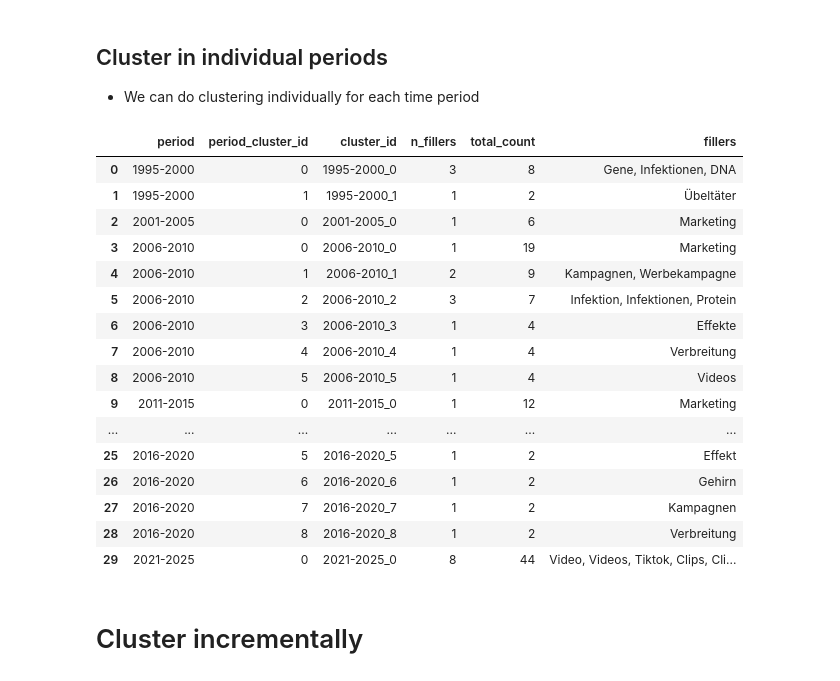
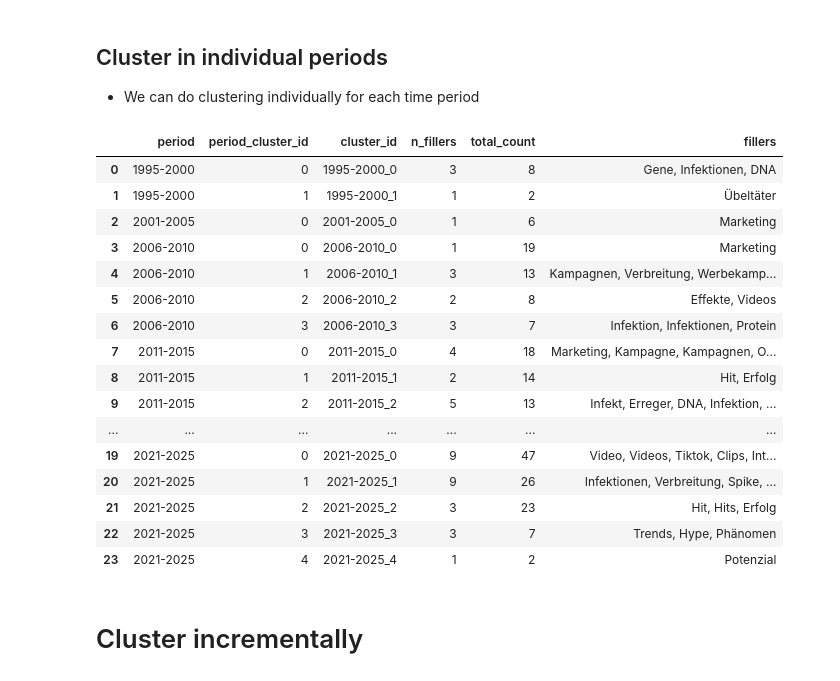
Before and after one commit to phantatbach/SynFlow, a Jupyter notebook: notebooks/SynFlow_DiaEmb.ipynb, the cells around one changed output. Cells and saved outputs as stored; diff of their text form; code cells hidden in the pictures.

```diff
--- a/notebooks/SynFlow_DiaEmb.ipynb
+++ b/notebooks/SynFlow_DiaEmb.ipynb
@@ -10,8 +10,8 @@ import sys
 
 import pandas as pd
 
-repo_root = Path("/home/volt/bach/SynFlow")
-case_study_root = repo_root / "notebooks"
+repo_root = Path("..").resolve()
+case_study_root = Path(".").resolve()
 corpus_root = Path("/home/volt/bach/Corpora")
 
 for path in (repo_root, case_study_root):
@@ -257,38 +254,38 @@ missing_embedding_fillers_df
 # %%
 # -------------------------
 # 5. Run individual clustering
 # -------------------------
 
-MIN_SIM_INDIVIDUAL_CLUSTER = 0.4
+MIN_SIM_INDIVIDUAL_CLUSTER = 0.3
 
 individual_cluster_assignments_df, individual_cluster_centroids_df = run_individual_period_clustering(
     points_df=slot_embedding_points_df_clean,
     min_similarity=MIN_SIM_INDIVIDUAL_CLUSTER,
 )
 
 individual_cluster_summary_df = summarize_individual_period_clusters(
     individual_cluster_assignments_df,
 )
 
 individual_cluster_summary_df.head(30)
 # %% [output]
 |  | period | period_cluster_id | cluster_id | n_fillers | total_count | fillers |
 | 0 | 1995-2000 | 0 | 1995-2000_0 | 3 | 8 | Gene, Infektionen, DNA |
 | 1 | 1995-2000 | 1 | 1995-2000_1 | 1 | 2 | Übeltäter |
 | 2 | 2001-2005 | 0 | 2001-2005_0 | 1 | 6 | Marketing |
 | 3 | 2006-2010 | 0 | 2006-2010_0 | 1 | 19 | Marketing |
-| 4 | 2006-2010 | 1 | 2006-2010_1 | 2 | 9 | Kampagnen, Werbekampagne |
-| 5 | 2006-2010 | 2 | 2006-2010_2 | 3 | 7 | Infektion, Infektionen, Protein |
-| 6 | 2006-2010 | 3 | 2006-2010_3 | 1 | 4 | Effekte |
-| 7 | 2006-2010 | 4 | 2006-2010_4 | 1 | 4 | Verbreitung |
-| 8 | 2006-2010 | 5 | 2006-2010_5 | 1 | 4 | Videos |
-| 9 | 2011-2015 | 0 | 2011-2015_0 | 1 | 12 | Marketing |
+| 4 | 2006-2010 | 1 | 2006-2010_1 | 3 | 13 | Kampagnen, Verbreitung, Werbekamp... |
+| 5 | 2006-2010 | 2 | 2006-2010_2 | 2 | 8 | Effekte, Videos |
+| 6 | 2006-2010 | 3 | 2006-2010_3 | 3 | 7 | Infektion, Infektionen, Protein |
+| 7 | 2011-2015 | 0 | 2011-2015_0 | 4 | 18 | Marketing, Kampagne, Kampagnen, O... |
+| 8 | 2011-2015 | 1 | 2011-2015_1 | 2 | 14 | Hit, Erfolg |
+| 9 | 2011-2015 | 2 | 2011-2015_2 | 5 | 13 | Infekt, Erreger, DNA, Infektion, ... |
 | ... | ... | ... | ... | ... | ... | ... |
-| 25 | 2016-2020 | 5 | 2016-2020_5 | 1 | 2 | Effekt |
-| 26 | 2016-2020 | 6 | 2016-2020_6 | 1 | 2 | Gehirn |
-| 27 | 2016-2020 | 7 | 2016-2020_7 | 1 | 2 | Kampagnen |
-| 28 | 2016-2020 | 8 | 2016-2020_8 | 1 | 2 | Verbreitung |
-| 29 | 2021-2025 | 0 | 2021-2025_0 | 8 | 44 | Video, Videos, Tiktok, Clips, Cli... |
+| 19 | 2021-2025 | 0 | 2021-2025_0 | 9 | 47 | Video, Videos, Tiktok, Clips, Int... |
+| 20 | 2021-2025 | 1 | 2021-2025_1 | 9 | 26 | Infektionen, Verbreitung, Spike, ... |
+| 21 | 2021-2025 | 2 | 2021-2025_2 | 3 | 23 | Hit, Hits, Erfolg |
+| 22 | 2021-2025 | 3 | 2021-2025_3 | 3 | 7 | Trends, Hype, Phänomen |
+| 23 | 2021-2025 | 4 | 2021-2025_4 | 1 | 2 | Potenzial |
 # %% [markdown]
 # Cluster incrementally
 # %% [markdown]
```
Also changed, not shown: parts of 2 cells of this notebook, 7 other files.
